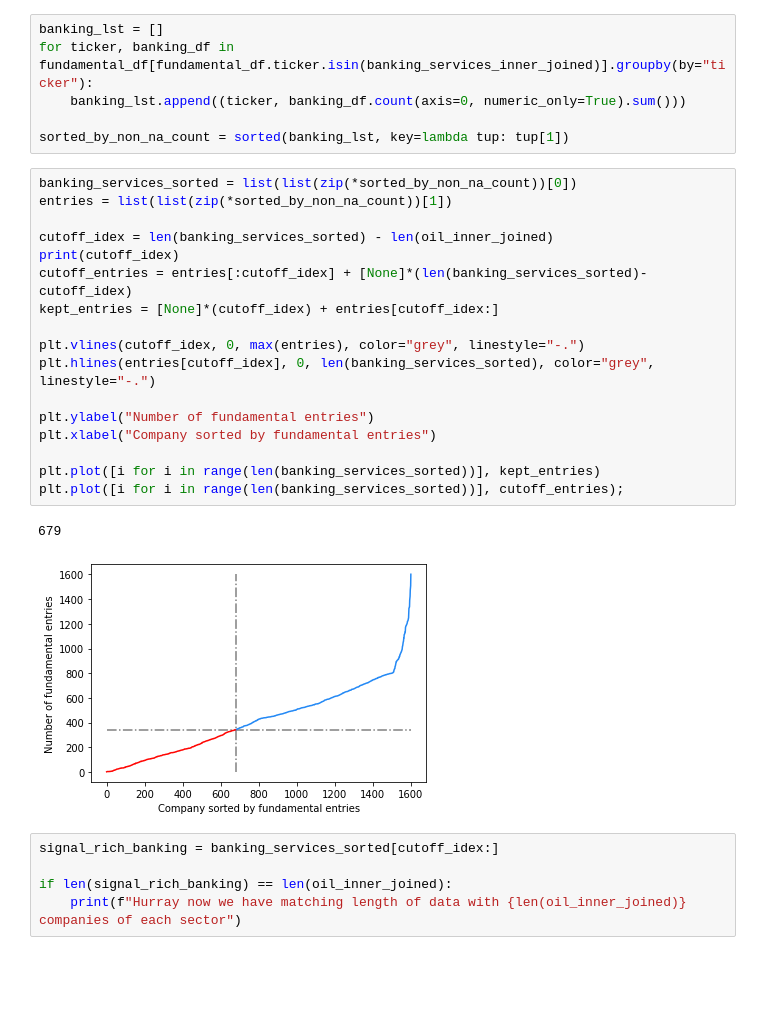
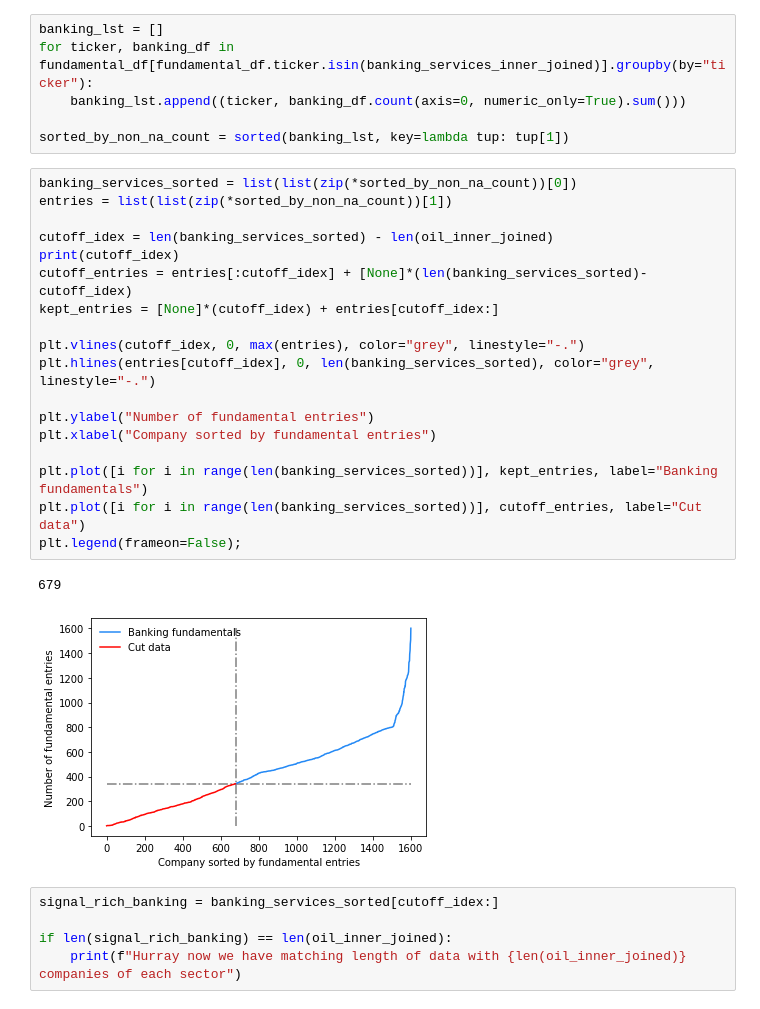
Before and after one commit to Krankile/npmf, a Jupyter notebook: notebooks/inner_join_fundamentals_and_stock.ipynb, the cells around one changed output. Drawn from its saved outputs; the diff is of its cells as text; blank space fills up the shorter version.

Commit message:
Make graphs consistent with new formats

```diff
--- a/notebooks/inner_join_fundamentals_and_stock.ipynb
+++ b/notebooks/inner_join_fundamentals_and_stock.ipynb
@@ -140,23 +140,24 @@ sorted_by_non_na_count = sorted(banking_lst, key=lambda tup: tup[1])
 # %%
 banking_services_sorted = list(list(zip(*sorted_by_non_na_count))[0])
 entries = list(list(zip(*sorted_by_non_na_count))[1])
 
 cutoff_idex = len(banking_services_sorted) - len(oil_inner_joined)
 print(cutoff_idex)
 cutoff_entries = entries[:cutoff_idex] + [None]*(len(banking_services_sorted)-cutoff_idex)
 kept_entries = [None]*(cutoff_idex) + entries[cutoff_idex:]
 
 plt.vlines(cutoff_idex, 0, max(entries), color="grey", linestyle="-.")
 plt.hlines(entries[cutoff_idex], 0, len(banking_services_sorted), color="grey", linestyle="-.")
 
 plt.ylabel("Number of fundamental entries")
 plt.xlabel("Company sorted by fundamental entries")
 
-plt.plot([i for i in range(len(banking_services_sorted))], kept_entries)
-plt.plot([i for i in range(len(banking_services_sorted))], cutoff_entries);
+plt.plot([i for i in range(len(banking_services_sorted))], kept_entries, label="Banking fundamentals")
+plt.plot([i for i in range(len(banking_services_sorted))], cutoff_entries, label="Cut data")
+plt.legend(frameon=False);
 # %% [output]
 679
-[figure, old version]
+[figure, new version]
 # %%
 signal_rich_banking = banking_services_sorted[cutoff_idex:]
 
```
Also changed, not shown: parts of 1 cell of this notebook.
